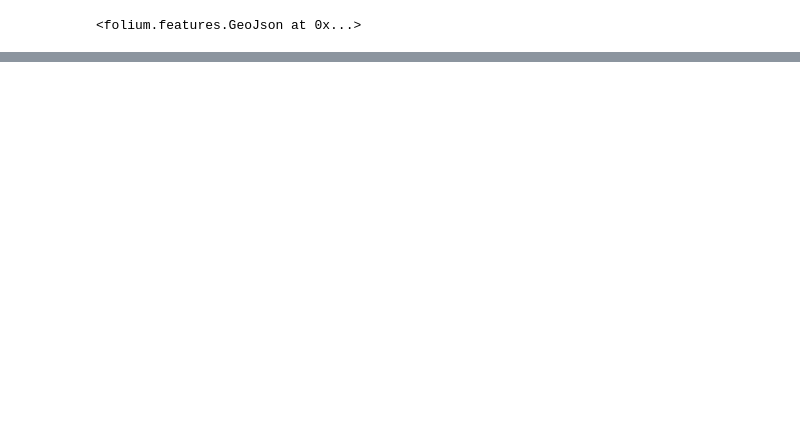
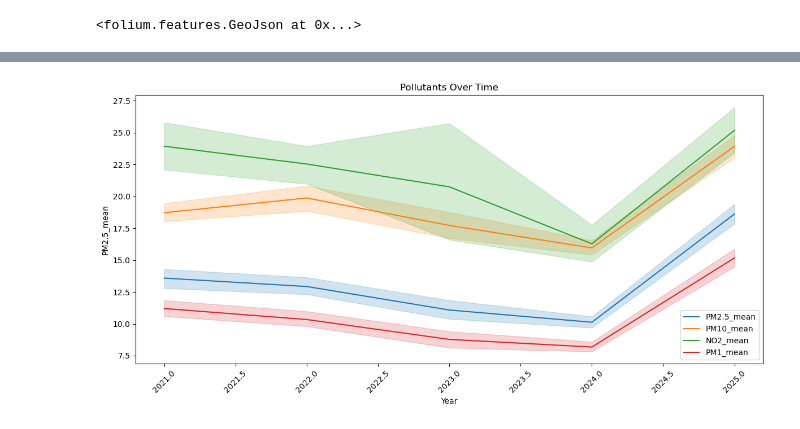
Before and after one commit to GuiOliv/EindhovenClimateInequality, a Jupyter notebook: Notebooks/EDA.ipynb, the cells around one changed output, grey strips where cells are left out. Cells and saved outputs as stored; diff of their text form; code cells hidden in the pictures; blank space fills up the shorter version.

```diff
--- a/Notebooks/EDA.ipynb
+++ b/Notebooks/EDA.ipynb
@@ -54,0 +156,13 @@ m
+# %%
+df = df.replace([np.inf, -np.inf], np.nan)
+
+plt.figure(figsize=(12, 6))
+for col in ["PM2.5_mean", "PM10_mean", "NO2_mean", "PM1_mean"]:
+    sns.lineplot(data=df, x="Year", y=col, label=col)
+plt.title("Pollutants Over Time")
+plt.xticks(rotation=45)
+plt.legend()
+plt.tight_layout()
+plt.show()
+# %% [output]
+[figure, added]
```
Also changed, not shown: parts of 14 cells of this notebook, 10 other files.
